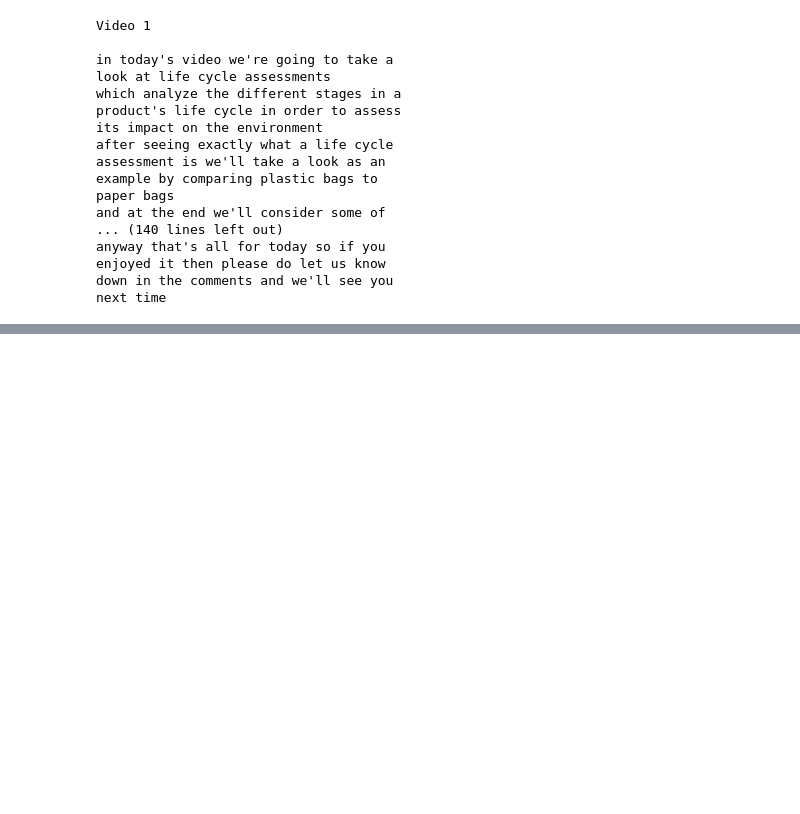
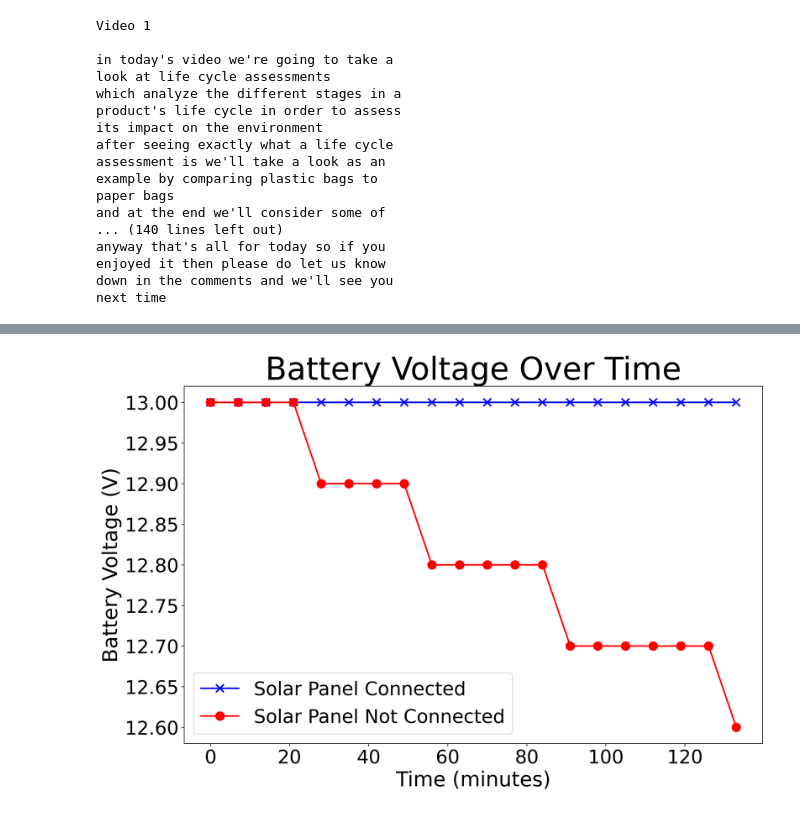
Before and after one commit to YashDagade/Random, a Jupyter notebook: video_transcript.ipynb, the cells around one changed output, grey strips where cells are left out. Saved outputs shown, nothing was run; the diff lists cells and outputs as text; code cells hidden in the pictures; blank space fills up the shorter version.

```diff
--- a/video_transcript.ipynb
+++ b/video_transcript.ipynb
@@ -66,0 +159,60 @@ import torch
+# %%
+import numpy as np
+import matplotlib.pyplot as plt
+from datetime import datetime
+
+# Define base font size
+font_size = 20
+
+# Data for solar panel connected
+solar_times_str = ['1:10', '1:17', '1:24', '1:31', '1:38', '1:45', '1:52', '1:59',
+                   '2:06', '2:13', '2:20', '2:27', '2:34', '2:41', '2:48', '2:55',
+                   '3:02', '3:09', '3:16', '3:23']
+solar_voltages = [13]*len(solar_times_str)
+
+# Data for solar panel not connected (120db continuous operation)
+no_solar_times_str = ['3:30', '3:37', '3:44', '3:51', '3:58', '4:05', '4:12', '4:19',
+                      '4:26', '4:33', '4:40', '4:47', '4:54', '5:01', '5:08', '5:15',
+                      '5:22', '5:29', '5:36', '5:43']
+no_solar_voltages = [13, 13, 13, 13, 12.9, 12.9, 12.9, 12.9, 12.8, 12.8, 12.8, 12.8,
+                     12.8, 12.7, 12.7, 12.7, 12.7, 12.7, 12.7, 12.6]
+
+# Convert time strings to datetime objects
+def convert_times(times_str):
+    base_date = datetime(2024, 1, 1)  # Arbitrary date
+    return [datetime.strptime(f"{base_date.date()} {t}", "%Y-%m-%d %H:%M") for t in times_str]
+
+solar_times = convert_times(solar_times_str)
+no_solar_times = convert_times(no_solar_times_str)
+
+# Convert times to minutes since the first measurement
+solar_minutes = [(t - solar_times[0]).total_seconds() / 60 for t in solar_times]
+no_solar_minutes = [(t - no_solar_times[0]).total_seconds() / 60 for t in no_solar_times]
+
+# Create the plot with publication-quality styling
+plt.figure(figsize=(12, 8), dpi=300)
+
+# Plot with interpolation
+plt.plot(solar_minutes, solar_voltages, 'x-', color='blue', label='Solar Panel Connected',
+         linewidth=2, markersize=10, markeredgewidth=2)
+plt.plot(no_solar_minutes, no_solar_voltages, 'o-', color='red', label='Solar Panel Not Connected',
+         linewidth=2, markersize=10, markeredgewidth=2)
+
+# Styling for publication-quality graph
+plt.title('Battery Voltage Over Time', fontsize=font_size * 2)
+plt.xlabel('Time (minutes)', fontsize=font_size * 1.3)
+plt.ylabel('Battery Voltage (V)', fontsize=font_size * 1.3)
+plt.tick_params(axis='both', which='major', labelsize=font_size * 1.2)
+plt.grid(False)
+plt.legend(fontsize=font_size * 1.2)
+
+# Adjust layout and add tight border
+plt.tight_layout()
+
+# # Save the plot
+# plt.savefig('battery_voltage_comparison.png', bbox_inches='tight')
+
+# Show the plot
+plt.show()
+# %% [output]
+[figure, added]
```
Also changed, not shown: parts of 1 cell of this notebook, 7 other files.
